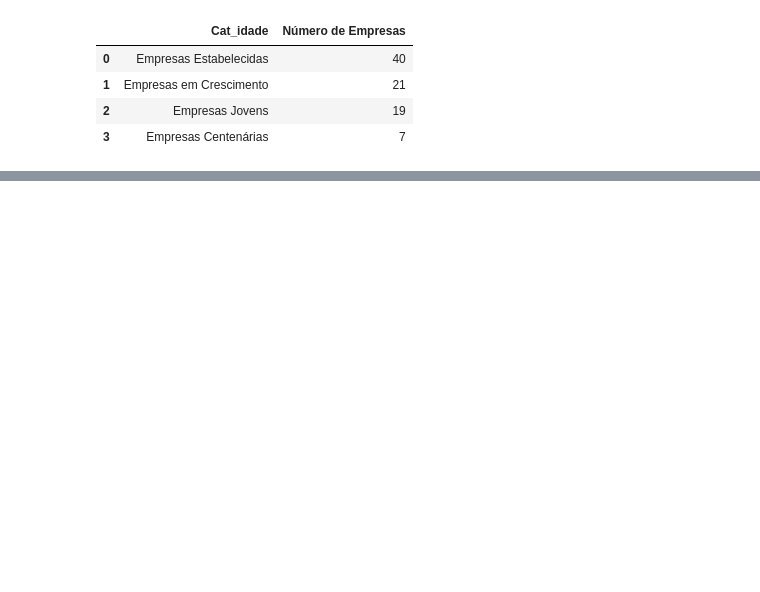
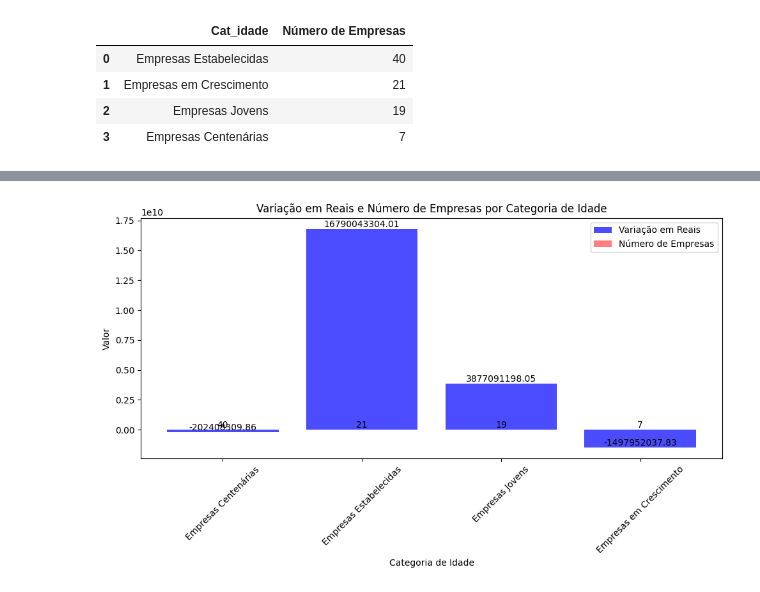
Before and after one commit to LaisVilla/Imersao_Python_Alura, a Jupyter notebook: Imersão_Python_Aulas.ipynb, the cells around one changed output, grey strips where cells are left out. Saved outputs shown, nothing was run; the diff lists cells and outputs as text; code cells hidden in the pictures; blank space fills up the shorter version.

```diff
--- a/Imersão_Python_Aulas.ipynb
+++ b/Imersão_Python_Aulas.ipynb
@@ -442,3 +436,33 @@ fig.update_layout(xaxis=dict(tickangle=45))
 fig.show()
 # %% [output]
 [interactive output not drawn]
+# %%
+# Configurações para o gráfico
+plt.figure(figsize=(10, 6))  # Define o tamanho da figura
+
+# Criando o gráfico de barras
+plt.bar(df_analise_idade['Cat_idade'], df_analise_idade['Variacao_rs'], color='blue', alpha=0.7, label='Variação em Reais')
+plt.bar(df_analise_idade['Cat_idade'], contagem_cat_idade['Número de Empresas'], color='red', alpha=0.5, label='Número de Empresas')
+
+# Adicionando título e rótulos aos eixos
+plt.title('Variação em Reais e Número de Empresas por Categoria de Idade')
+plt.xlabel('Categoria de Idade')
+plt.ylabel('Valor')
+
+# Adicionando uma legenda
+plt.legend()
+
+# Adicionando valores aos topos das barras de Variação em Reais
+for i, v in enumerate(df_analise_idade['Variacao_rs']):
+    plt.text(i, v, f"{v:.2f}", ha='center', va='bottom')
+
+# Adicionando valores aos topos das barras de Número de Empresas
+for i, v in enumerate(contagem_cat_idade['Número de Empresas']):
+    plt.text(i, v, str(v), ha='center', va='bottom')
+
+# Exibindo o gráfico
+plt.xticks(rotation=45)  # Rotaciona os rótulos do eixo x para facilitar a leitura
+plt.tight_layout()  # Ajusta o layout para evitar cortes
+plt.show()
+# %% [output]
+[figure, added]
```
Also changed, not shown: parts of 6 cells of this notebook.
